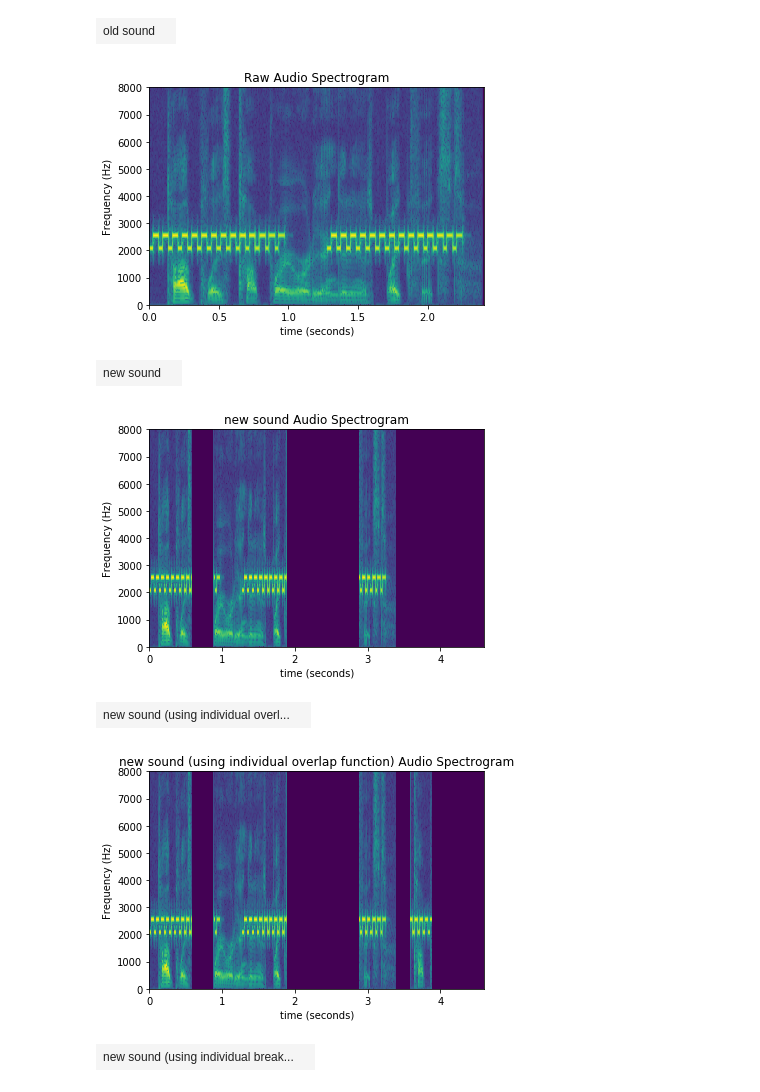
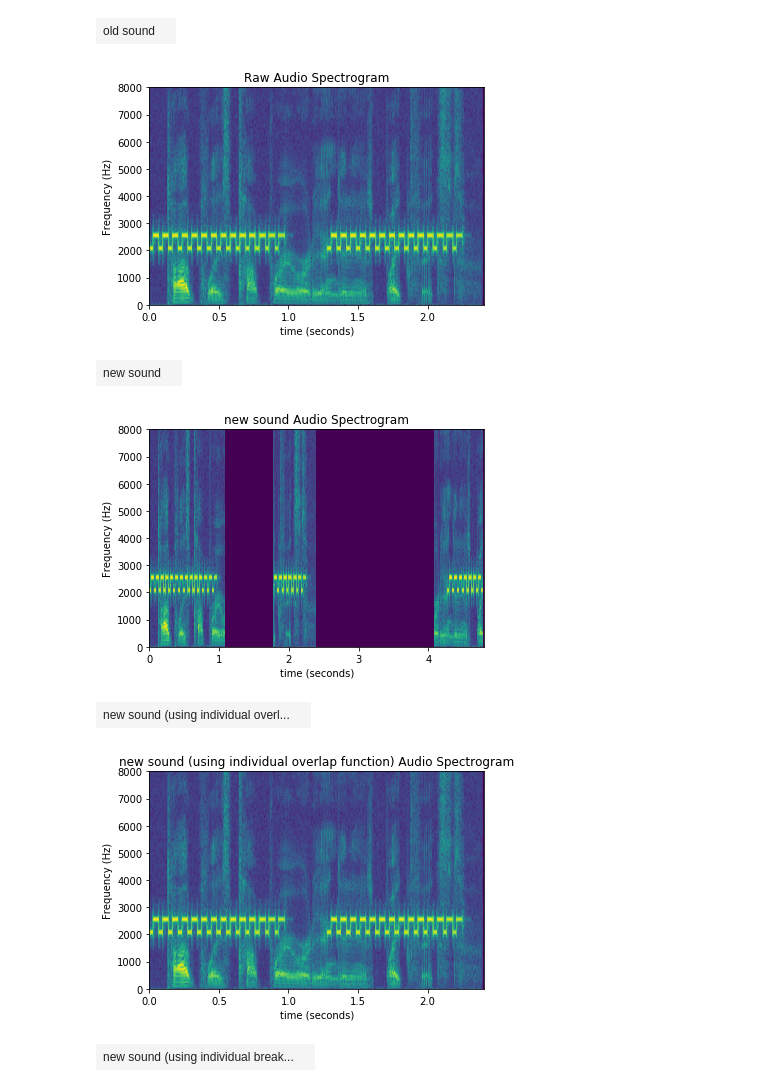
Before and after one commit to ElliotCouvignou/ECE445, a Jupyter notebook: POC.ipynb, the cells around one changed output. Cells and saved outputs as stored; diff of their text form; code cells hidden in the pictures.

```diff
--- a/POC.ipynb
+++ b/POC.ipynb
@@ -210,7 +210,7 @@ def ShiftAudioOverlapWord(oldword, newword, Input_audio, sampling_rate):
 #
 #
 # instead of overlap, delete removed part and place in new section (NO OVERLAP)
-# req7
+#
 #
 def ShiftAudioWord(oldword, newword, Input_audio, sampling_rate):
 
@@ -245,6 +245,8 @@ def ShiftAudioWord(oldword, newword, Input_audio, sampling_rate):
 
         #slice-in?
         output = np.hstack((output[:newstartslice],word,output[(newstartslice+framelength):]))
+
+        # UPDATE AFFECTED TIMESTAMPS (LEFT OUT ATM)
 
     return output
 
@@ -288,13 +290,15 @@ newtrans = copy.deepcopy(np.asarray(transcript))
 # MAKE NEW TRANSCRIPT
 
 # shift 'top' word by 3 seconds
+# case2 only has 7 detected words
+# PARAMETERS: TRANSCRIPT, WORDINDEX, TIMESHIFT(+/-seconds)
 ShiftTranscriptWord(newtrans, 0, 0)
-ShiftTranscriptWord(newtrans, 1, 2)
+ShiftTranscriptWord(newtrans, 1, 0)
 ShiftTranscriptWord(newtrans, 2, 0)
-ShiftTranscriptWord(newtrans, 3, 0)
+ShiftTranscriptWord(newtrans, 3, 3)
 ShiftTranscriptWord(newtrans, 4, 0)
 ShiftTranscriptWord(newtrans, 5, 0)
-ShiftTranscriptWord(newtrans, 6, 1)
+ShiftTranscriptWord(newtrans, 6, 0)
 
 
 # get new audio from new transcript
@@ -303,7 +307,7 @@ newsoundindi = ShiftAudioOverlapWord(transcript[6], newtrans[6], newsoundindi, s
 newsound = ShiftAudioOverlap(transcript, newtrans, case2, sr)
 soundsound = ShiftAudioWord(transcript[1], newtrans[1], case2, sr)
 soundsound = ShiftAudioWord(transcript[6], newtrans[6], soundsound, sr)
-
+print(transcript)
 
 
 ## plot spectrograms with audio widget
@@ -353,7 +372,7 @@ Transcription complete...
 | old sound |  |
 [figure]
 | new sound |  |
-[figure, old version]
+[figure, new version]
 | new sound (using individual overl... |  |
-[figure, old version]
+[figure, new version]
 | new sound (using individual break... |  |
```
Also changed, not shown: parts of 1 cell of this notebook.
